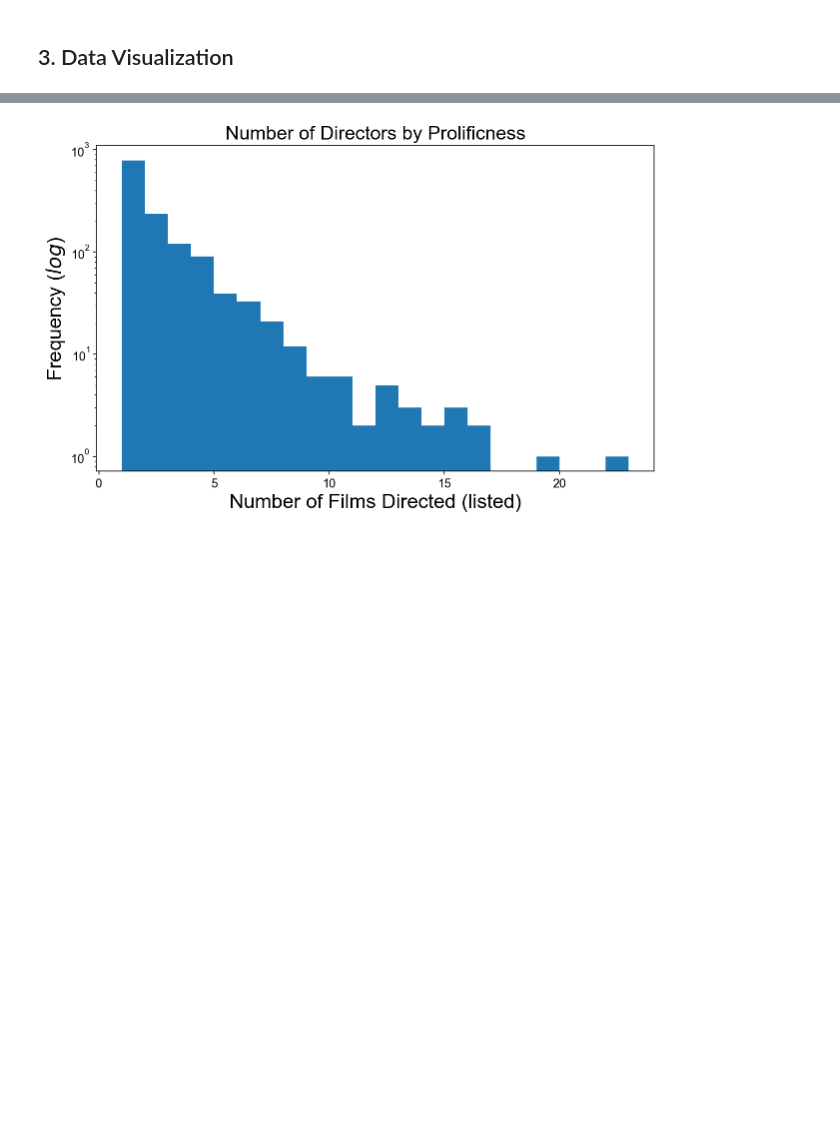
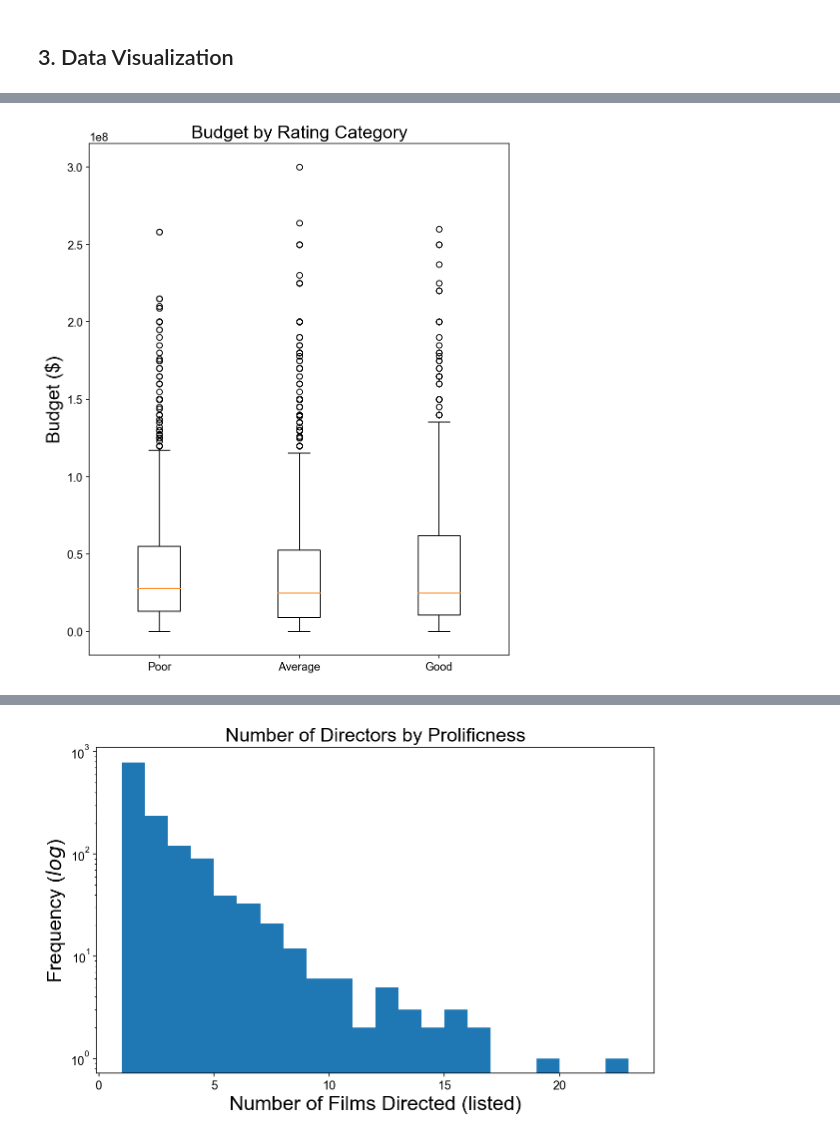
Before and after one commit to SMU-ML-2017/Project1, a Jupyter notebook: ML Lab 1.ipynb, the cells around one changed output, grey strips where cells are left out. Cells and saved outputs as stored; diff of their text form; code cells hidden in the pictures; blank space fills up the shorter version.

```diff
--- a/ML Lab 1.ipynb
+++ b/ML Lab 1.ipynb
@@ -235,0 +237,10 @@ plt.show()
+# %%
+dataset = [poor['budget'],average['budget'],good['budget']]
+
+plt.figure(figsize=(8,10))
+plt.boxplot(dataset, labels=['Poor','Average','Good'])
+plt.title('Budget by Rating Category')
+plt.ylabel('Budget ($)')
+plt.show()
+# %% [output]
+[figure, added]
```
Also changed, not shown: parts of 27 cells of this notebook.
